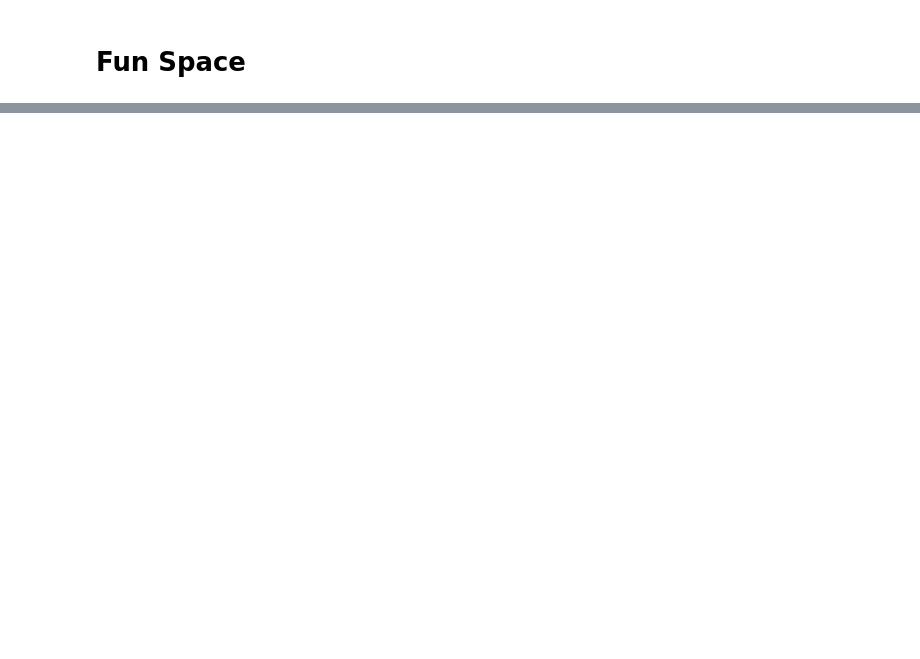
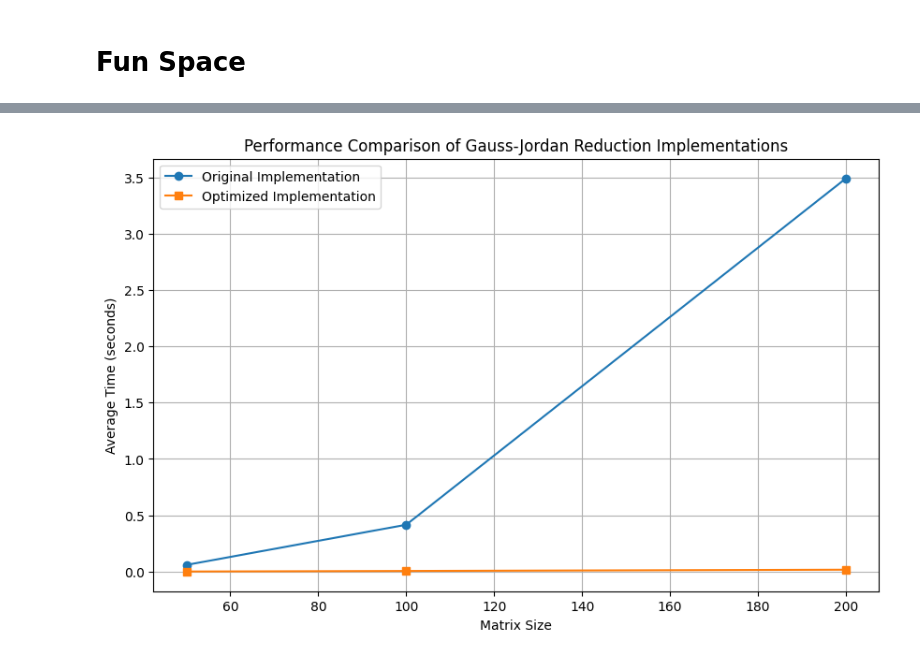
Before and after one commit to BenzThitikorn/Vector-Symbol-Decoding-with-AI, a Jupyter notebook: Data_Generation_Using_PYLDPC.ipynb, the cells around one changed output, grey strips where cells are left out. Drawn from its saved outputs; the diff is of its cells as text; code cells hidden in the pictures; blank space fills up the shorter version.

Commit message:
Many Optimized code
Thee Gauss operation were optimized, should be increase speed of simulation, file export astype bool significant reduce storage

```diff
--- a/Data_Generation_Using_PYLDPC.ipynb
+++ b/Data_Generation_Using_PYLDPC.ipynb
@@ -168,18 +117,0 @@ Error Locating =  [1 1 1 1 1 1 1 1 1 1 1 1 1 1 1 0 1 0 1 1 1 1 1 1 1 1 1 1 1 1]
-# %%
-for i in range(num_samples):
-        msg = message[i].astype(int)
-        error_positions
-        sigma = np.zeros(n, dtype=int)
-        codeword = np.matmul(msg, G).astype(np.int8) % 2
-        num_errors = int(prob_row_error * n)
-        error_positions = np.random.choice(n, num_errors, replace=False)
-        sigma[error_positions] = 1
-        error = np.zeros_like(codeword)
-        error[:, sigma == 1] = sparse_random(r, np.sum(sigma), density=0.5, format='csr', dtype=int).toarray() % 2
-        received = (codeword + error) % 2
-        syndrome = np.matmul(H, received.T).astype(int) % 2
-
-        X_train_dset[i] = syndrome
-        y_train_dset[i] = sigma
-
-print("Data saved to data data16bits_2M.h5")
@@ -193,0 +240,75 @@ print(G)
+# %%
+import numpy as np
+import time
+from tqdm import tqdm
+
+import matplotlib.pyplot as plt
+
+def compare_gauss_jordan_implementations(matrix_sizes=[50, 100, 200, 300, 400, 500], trials=5):
+    times_original = []
+    times_optimized = []
+
+    for size in tqdm(matrix_sizes, desc="Testing different matrix sizes"):
+        time_orig = 0
+        time_opt = 0
+
+        for _ in range(trials):
+            # Generate random binary matrix
+            test_matrix = np.random.randint(0, 2, (size, size))
+
+            # Time original implementation
+            start = time.time()
+            gauss_orig, rank_orig, rows_orig = cc.Compute_Gauss_Jordan_Reduction(test_matrix)
+            time_orig += time.time() - start
+
+            # Time optimized implementation
+            start = time.time()
+            gauss_opt, rank_opt, rows_opt = Compute_Gauss_Jordan_Reduction_Optimized(test_matrix)
+            time_opt += time.time() - start
+
+            # Verify results match
+            if not np.array_equal(gauss_orig, gauss_opt) or rank_orig != rank_opt:
+                print(f"Warning: Results don't match for matrix size {size}")
+
+        times_original.append(time_orig / trials)
+        times_optimized.append(time_opt / trials)
+
+    # Plot results
+    plt.figure(figsize=(10, 6))
+    plt.plot(matrix_sizes, times_original, 'o-', label='Original Implementation')
+    plt.plot(matrix_sizes, times_optimized, 's-', label='Optimized Implementation')
+    plt.xlabel('Matrix Size')
+    plt.ylabel('Average Time (seconds)')
+    plt.title('Performance Comparison of Gauss-Jordan Reduction Implementations')
+    plt.legend()
+    plt.grid(True)
+
+    # Calculate speedup
+    speedup = [t1/t2 for t1, t2 in zip(times_original, times_optimized)]
+    plt.figure(figsize=(10, 6))
+    plt.plot(matrix_sizes, speedup, 'o-')
+    plt.xlabel('Matrix Size')
+    plt.ylabel('Speedup Factor')
+    plt.title('Speedup from Optimization')
+    plt.grid(True)
+
+    # Print summary
+    print("\nPerformance Summary:")
+    print("Matrix Size | Original (s) | Optimized (s) | Speedup")
+    print("-" * 55)
+    for i, size in enumerate(matrix_sizes):
+        print(f"{size:11d} | {times_original[i]:12.6f} | {times_optimized[i]:12.6f} | {speedup[i]:7.2f}x")
+
+    return {
+        'matrix_sizes': matrix_sizes,
+        'times_original': times_original,
+        'times_optimized': times_optimized,
+        'speedup': speedup
+    }
+
+# Run comparison with smaller matrices first for testing
+results = compare_gauss_jordan_implementations(matrix_sizes=[50, 100, 200], trials=3)
+
+# If successful, run with larger matrices
+results = compare_gauss_jordan_implementations()
+# %% [output]
@@ -193,0 +330 @@ print(G)
+[figure, added]
```
Also changed, not shown: parts of 15 cells of this notebook, 7 other files.
